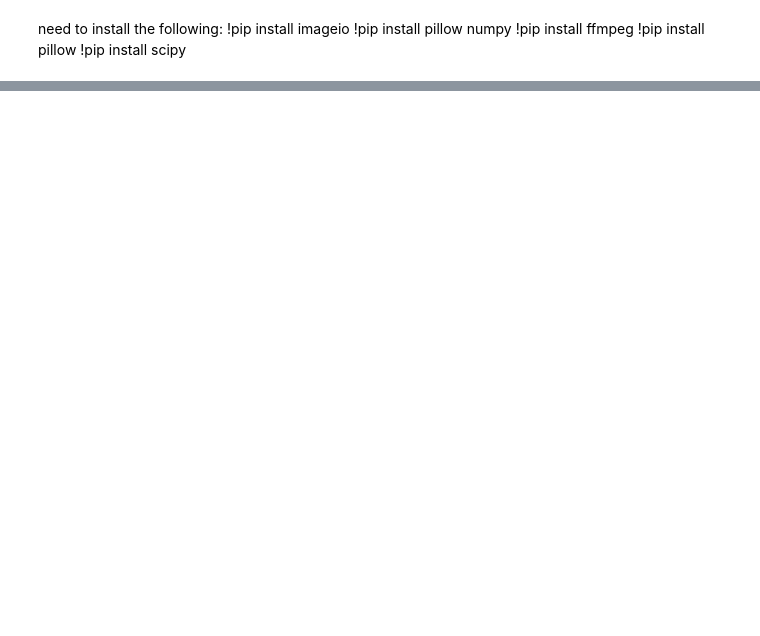
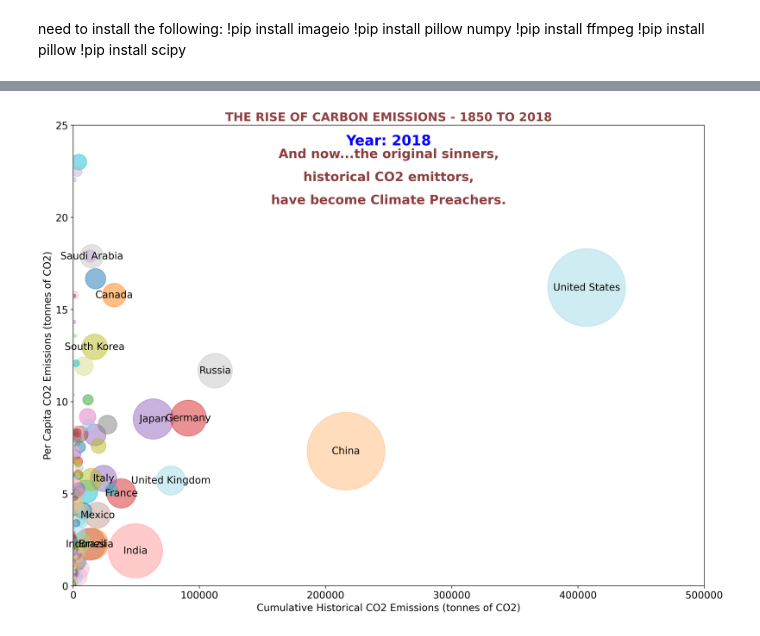
Before and after one commit to Tiru-Kaggundi/Trade_Stuff, a Jupyter notebook: CBAM.ipynb, the cells around one changed output, grey strips where cells are left out. Drawn from its saved outputs; the diff is of its cells as text; code cells hidden in the pictures; blank space fills up the shorter version.

```diff
--- a/CBAM.ipynb
+++ b/CBAM.ipynb
@@ -243,6 +324,7 @@ from matplotlib.animation import FuncAnimation
 
 columns = ['country', 'year', 'co2_per_capita', 'cumulative_co2', 'gdp']
 df = df_owid_few[columns]
+years = [1850, 1900, 1950, 2000, 2018]
 
 # Create a dictionary of country to color mappings
 countries = df['country'].unique()
@@ -346,3 +428,4 @@ animation.save('CBAM_animation_annotated_final.gif', writer='imagemagick', fps=3
 
 # Show the animation
 plt.show()
+# %% [output]
@@ -348,0 +433 @@ plt.show()
+[figure, added]
```
Also changed, not shown: parts of 12 cells of this notebook.
